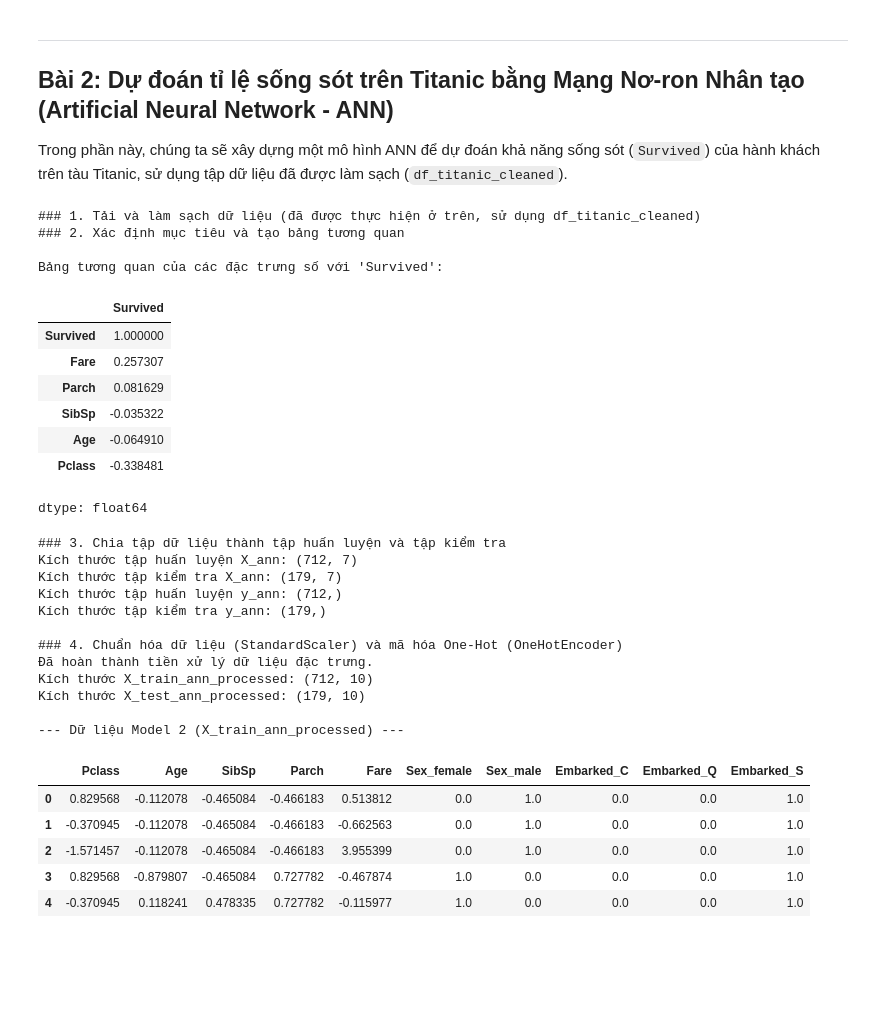
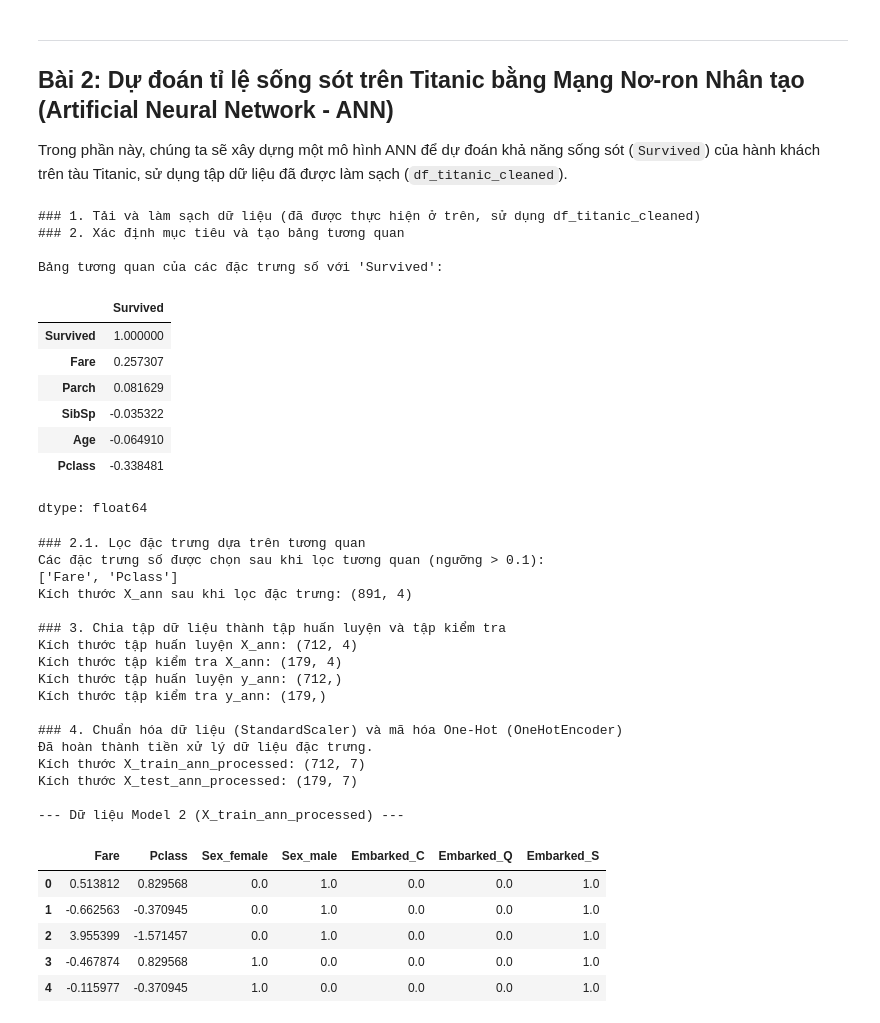
Before and after one commit to true-cpu/2001230346_HoangTuanKiet_ThucHanhDeepLearning, a Jupyter notebook: Buoi2.ipynb, the cells around one changed output. Saved outputs shown, nothing was run; the diff lists cells and outputs as text; code cells hidden in the pictures; blank space fills up the shorter version.

```diff
--- a/Buoi2.ipynb
+++ b/Buoi2.ipynb
@@ -264,22 +269,43 @@ X_ann = df_titanic_cleaned.drop('Survived', axis=1)
 df_temp_corr_titanic = X_ann.select_dtypes(include=np.number).copy()
 df_temp_corr_titanic['Survived'] = y_ann
 print("\nBảng tương quan của các đặc trưng số với 'Survived':")
-display(df_temp_corr_titanic.corr()['Survived'].sort_values(ascending=False))
+correlations_ann = df_temp_corr_titanic.corr()['Survived'].sort_values(ascending=False)
+display(correlations_ann)
+
+# Loại bỏ các đặc trưng số có tương quan thấp
+print("\n### 2.1. Lọc đặc trưng dựa trên tương quan")
+correlation_threshold_ann = 0.1 # Ngưỡng tương quan (ví dụ: 0.1)
+
+# Lọc các đặc trưng số dựa trên ngưỡng
+# Loại bỏ 'Survived' khỏi danh sách nếu nó có trong index của correlations_ann
+filtered_correlations_ann = correlations_ann[abs(correlations_ann) > correlation_threshold_ann].drop('Survived', errors='ignore')
+selected_numerical_features_ann = filtered_correlations_ann.index.tolist()
+
+print(f"Các đặc trưng số được chọn sau khi lọc tương quan (ngưỡng > {correlation_threshold_ann}):")
+print(selected_numerical_features_ann)
+
+# Lấy các đặc trưng phân loại ban đầu trước khi thay đổi X_ann
+categorical_features_ann_original = X_ann.select_dtypes(include='object').columns.tolist()
+
+# Cập nhật X_ann chỉ với các đặc trưng số được chọn và các đặc trưng phân loại ban đầu
+X_ann = X_ann[selected_numerical_features_ann + categorical_features_ann_original]
+print(f"Kích thước X_ann sau khi lọc đặc trưng: {X_ann.shape}")
+
 
 print("\n### 3. Chia tập dữ liệu thành tập huấn luyện và tập kiểm tra")
-X_train_ann, X_test_ann, y_train_ann, y_test_ann = train_test_split(
+X_train_ann, X_test_ann, y_ann_train, y_ann_test = train_test_split(
     X_ann, y_ann, test_size=0.2, random_state=42, stratify=y_ann
 )
 
 print(f"Kích thước tập huấn luyện X_ann: {X_train_ann.shape}")
 print(f"Kích thước tập kiểm tra X_ann: {X_test_ann.shape}")
-print(f"Kích thước tập huấn luyện y_ann: {y_train_ann.shape}")
-print(f"Kích thước tập kiểm tra y_ann: {y_test_ann.shape}")
+print(f"Kích thước tập huấn luyện y_ann: {y_ann_train.shape}")
+print(f"Kích thước tập kiểm tra y_ann: {y_ann_test.shape}")
 
 print("\n### 4. Chuẩn hóa dữ liệu (StandardScaler) và mã hóa One-Hot (OneHotEncoder)")
-# Xác định các cột phân loại và số cho X_ann
-numerical_features_ann = X_ann.select_dtypes(include=np.number).columns
-categorical_features_ann = X_ann.select_dtypes(include='object').columns
+# Xác định các cột phân loại và số cho X_ann sau khi lọc
+numerical_features_ann = X_ann.select_dtypes(include=np.number).columns.tolist()
+categorical_features_ann = X_ann.select_dtypes(include='object').columns.tolist()
 
 # Tạo bộ tiền xử lý (preprocessor) cho các biến số và phân loại
 preprocessor_ann = ColumnTransformer(
@@ -293,44 +319,49 @@ X_train_ann_processed = preprocessor_ann.fit_transform(X_train_ann) # fit_transf
 X_test_ann_processed = preprocessor_ann.transform(X_test_ann) # transform trên tập kiểm tra
 
 print("Đã hoàn thành tiền xử lý dữ liệu đặc trưng.")
 print(f"Kích thước X_train_ann_processed: {X_train_ann_processed.shape}")
 print(f"Kích thước X_test_ann_processed: {X_test_ann_processed.shape}")
 
 print("\n--- Dữ liệu Model 2 (X_train_ann_processed) ---")
-feature_names_ann = numerical_features_ann.tolist() + preprocessor_ann.named_transformers_['cat'].get_feature_names_out(categorical_features_ann).tolist()
+feature_names_ann = numerical_features_ann + preprocessor_ann.named_transformers_['cat'].get_feature_names_out(categorical_features_ann).tolist()
 df_ann_preview = pd.DataFrame(X_train_ann_processed, columns=feature_names_ann)
 display(df_ann_preview.head())
 # %% [output]
 ### 1. Tải và làm sạch dữ liệu (đã được thực hiện ở trên, sử dụng df_titanic_cleaned)
 ### 2. Xác định mục tiêu và tạo bảng tương quan
 
 Bảng tương quan của các đặc trưng số với 'Survived':
 |  | Survived |
 | Survived | 1.000000 |
 | Fare | 0.257307 |
 | Parch | 0.081629 |
 | SibSp | -0.035322 |
 | Age | -0.064910 |
 | Pclass | -0.338481 |
 dtype: float64
+### 2.1. Lọc đặc trưng dựa trên tương quan
+Các đặc trưng số được chọn sau khi lọc tương quan (ngưỡng > 0.1):
+['Fare', 'Pclass']
+Kích thước X_ann sau khi lọc đặc trưng: (891, 4)
+
 ### 3. Chia tập dữ liệu thành tập huấn luyện và tập kiểm tra
-Kích thước tập huấn luyện X_ann: (712, 7)
-Kích thước tập kiểm tra X_ann: (179, 7)
+Kích thước tập huấn luyện X_ann: (712, 4)
+Kích thước tập kiểm tra X_ann: (179, 4)
 Kích thước tập huấn luyện y_ann: (712,)
 Kích thước tập kiểm tra y_ann: (179,)
 
 ### 4. Chuẩn hóa dữ liệu (StandardScaler) và mã hóa One-Hot (OneHotEncoder)
 Đã hoàn thành tiền xử lý dữ liệu đặc trưng.
-Kích thước X_train_ann_processed: (712, 10)
-Kích thước X_test_ann_processed: (179, 10)
+Kích thước X_train_ann_processed: (712, 7)
+Kích thước X_test_ann_processed: (179, 7)
 
 --- Dữ liệu Model 2 (X_train_ann_processed) ---
-|  | Pclass | Age | SibSp | Parch | Fare | Sex_female | Sex_male | Embarked_C | Embarked_Q | Embarked_S |
-| 0 | 0.829568 | -0.112078 | -0.465084 | -0.466183 | 0.513812 | 0.0 | 1.0 | 0.0 | 0.0 | 1.0 |
-| 1 | -0.370945 | -0.112078 | -0.465084 | -0.466183 | -0.662563 | 0.0 | 1.0 | 0.0 | 0.0 | 1.0 |
-| 2 | -1.571457 | -0.112078 | -0.465084 | -0.466183 | 3.955399 | 0.0 | 1.0 | 0.0 | 0.0 | 1.0 |
-| 3 | 0.829568 | -0.879807 | -0.465084 | 0.727782 | -0.467874 | 1.0 | 0.0 | 0.0 | 0.0 | 1.0 |
-| 4 | -0.370945 | 0.118241 | 0.478335 | 0.727782 | -0.115977 | 1.0 | 0.0 | 0.0 | 0.0 | 1.0 |
+|  | Fare | Pclass | Sex_female | Sex_male | Embarked_C | Embarked_Q | Embarked_S |
+| 0 | 0.513812 | 0.829568 | 0.0 | 1.0 | 0.0 | 0.0 | 1.0 |
+| 1 | -0.662563 | -0.370945 | 0.0 | 1.0 | 0.0 | 0.0 | 1.0 |
+| 2 | 3.955399 | -1.571457 | 0.0 | 1.0 | 0.0 | 0.0 | 1.0 |
+| 3 | -0.467874 | 0.829568 | 1.0 | 0.0 | 0.0 | 0.0 | 1.0 |
+| 4 | -0.115977 | -0.370945 | 1.0 | 0.0 | 0.0 | 0.0 | 1.0 |
 # %%
 print("### 5. Xây dựng và huấn luyện mô hình ANN (sử dụng Gradient Descent)")
 # Xác định số lượng đặc trưng đầu vào sau tiền xử lý
```
Also changed, not shown: parts of 4 cells of this notebook.
